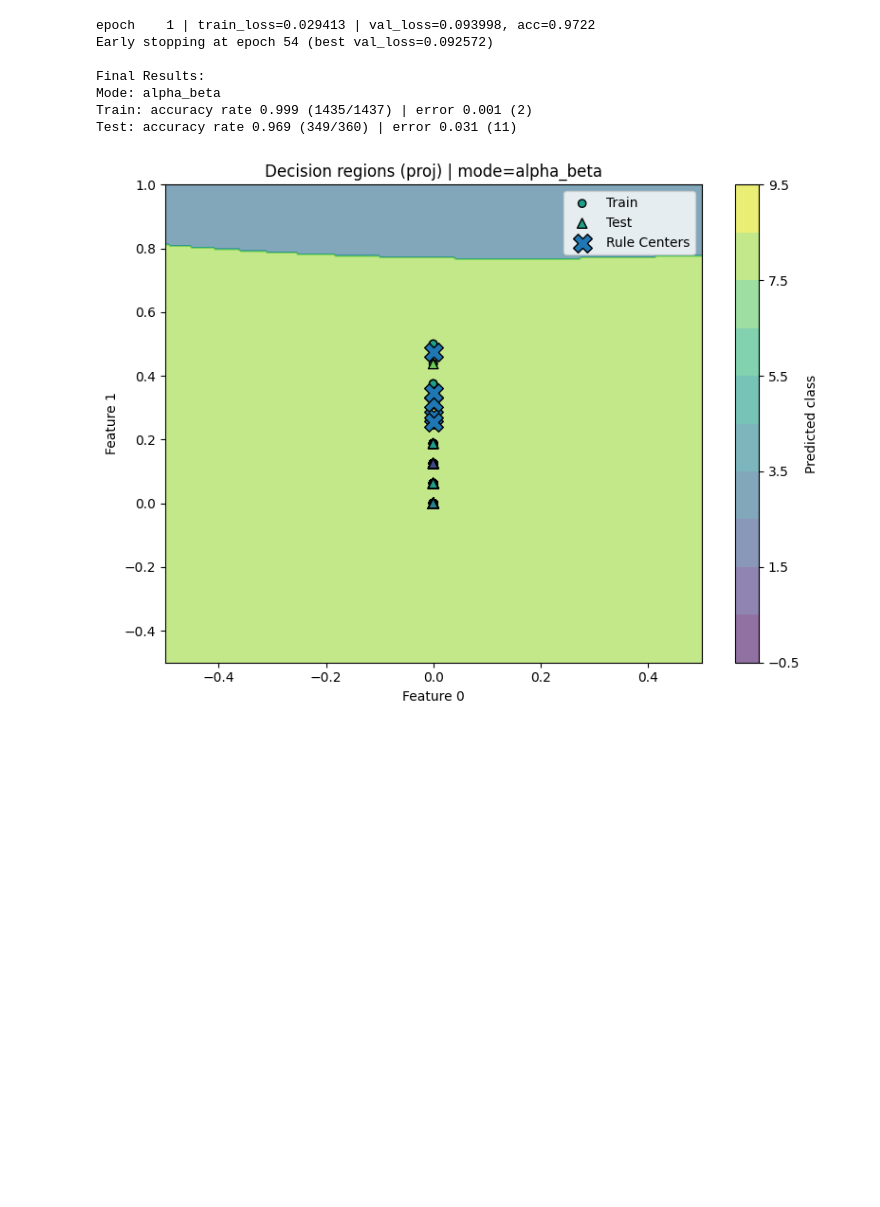
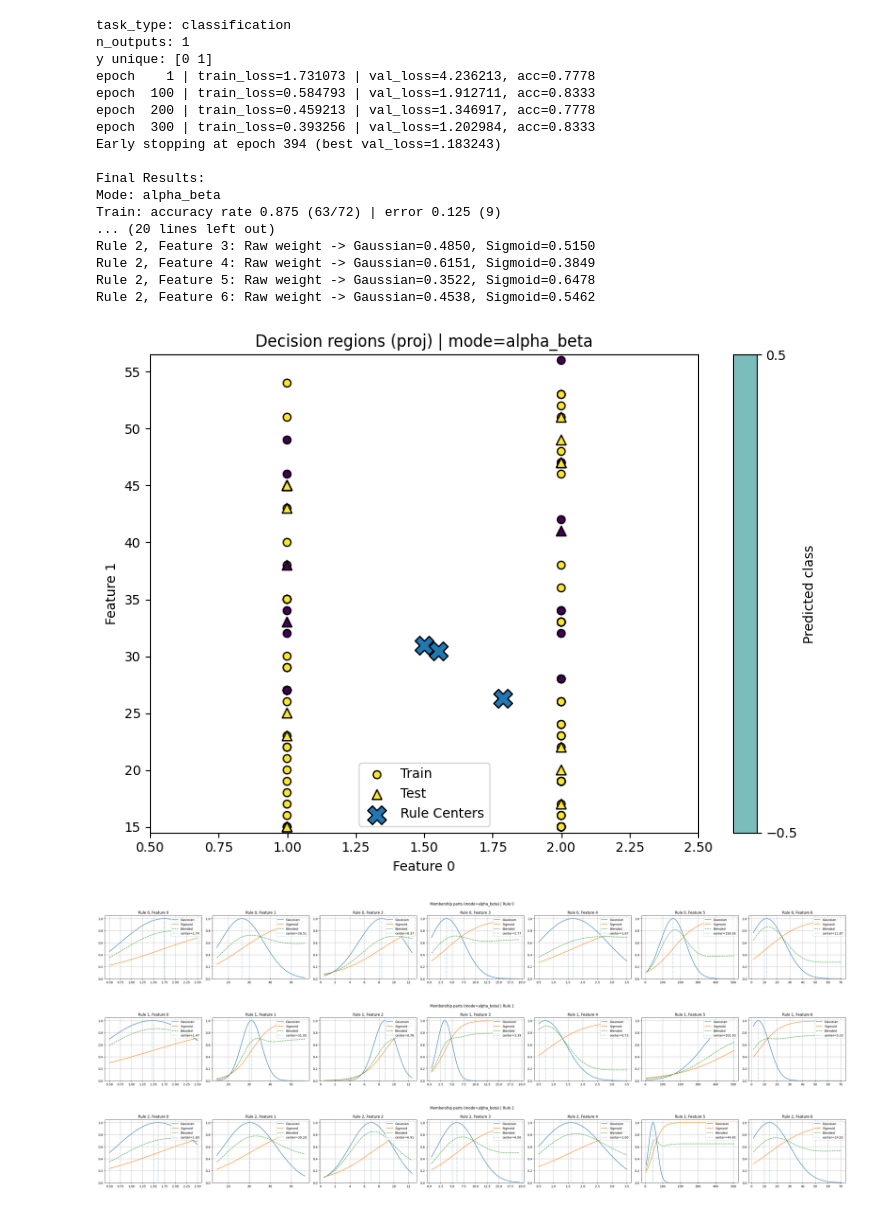
Before and after one commit to naforoutan/ReLaFIS, a Jupyter notebook: main.ipynb, the cells around one changed output. Drawn from its saved outputs; the diff is of its cells as text; code cells hidden in the pictures; blank space fills up the shorter version.

Commit message:
feat: the datasets are added now

```diff
--- a/main.ipynb
+++ b/main.ipynb
@@ -3,14 +3,14 @@ import torch
 from components.datasets import load_dataset
 from components.models import init_mf_params, create_anfis_model
 from components.trainer import train_model
-
+import numpy as np
 
 # Config
 config = {
-    "dataset": "digits", # options: mackey-glass, circles, spiral, moons, swiss-roll, iris, digits
-    "mf_type": "simple", # options: simple, advanced
-    "mf_init": "random_uniform", # options: fcm, random_uniform
-    "K": 5,
+    "dataset": "immunotherapy", # options: mackey-glass, circles, spiral, moons, swiss-roll, iris, digits
+    "mf_type": "advanced", # options: simple, advanced
+    "mf_init": "fcm", # options: fcm, random_uniform
+    "K": 3,
     "s_mode": "alpha_beta",
     "n_epochs": 1000,
     "lr": 0.001,
@@ -32,36 +32,52 @@ model = create_anfis_model(
 ).to(config["device"])
 # %%
 from components.utils import evaluate_anfis_model
+
+print("task_type:", task_type)
+print("n_outputs:", n_outputs)
+print("y unique:", np.unique(y_train))
+
 
 # 4) Train
 model = train_model(
     model,
     X_train, y_train,
     X_test, y_test,
     task_type=task_type,
     n_outputs=n_outputs,
     n_epochs=config["n_epochs"],
     lr=config["lr"],
-    batch_size=config.get("batch_size", 128),
-    patience=config.get("patience", 30),
     device=config["device"],
 )
 
 
 # 5) Evaluate and plot results
 evaluate_anfis_model(
     model, X_train, y_train, X_test, y_test,
     device=config["device"],
     s_mode_choice=config["s_mode"],
     centers_init=centers_init,
     dataset_name=config["dataset"]
 )
 # %% [output]
-epoch    1 | train_loss=0.029413 | val_loss=0.093998, acc=0.9722
-Early stopping at epoch 54 (best val_loss=0.092572)
+task_type: classification
+n_outputs: 1
+y unique: [0 1]
+epoch    1 | train_loss=1.731073 | val_loss=4.236213, acc=0.7778
+epoch  100 | train_loss=0.584793 | val_loss=1.912711, acc=0.8333
+epoch  200 | train_loss=0.459213 | val_loss=1.346917, acc=0.7778
+epoch  300 | train_loss=0.393256 | val_loss=1.202984, acc=0.8333
+Early stopping at epoch 394 (best val_loss=1.183243)
 
 Final Results:
 Mode: alpha_beta
-Train: accuracy rate 0.999 (1435/1437) | error 0.001 (2)
-Test: accuracy rate 0.969 (349/360) | error 0.031 (11)
+Train: accuracy rate 0.875 (63/72) | error 0.125 (9)
+... (20 lines left out)
+Rule 2, Feature 3: Raw weight -> Gaussian=0.4850, Sigmoid=0.5150
+Rule 2, Feature 4: Raw weight -> Gaussian=0.6151, Sigmoid=0.3849
+Rule 2, Feature 5: Raw weight -> Gaussian=0.3522, Sigmoid=0.6478
+Rule 2, Feature 6: Raw weight -> Gaussian=0.4538, Sigmoid=0.5462
-[figure, old version]
+[figure, new version]
+[figure, added]
+[figure, added]
+[figure, added]
```
Also changed, not shown: 10 other files.
